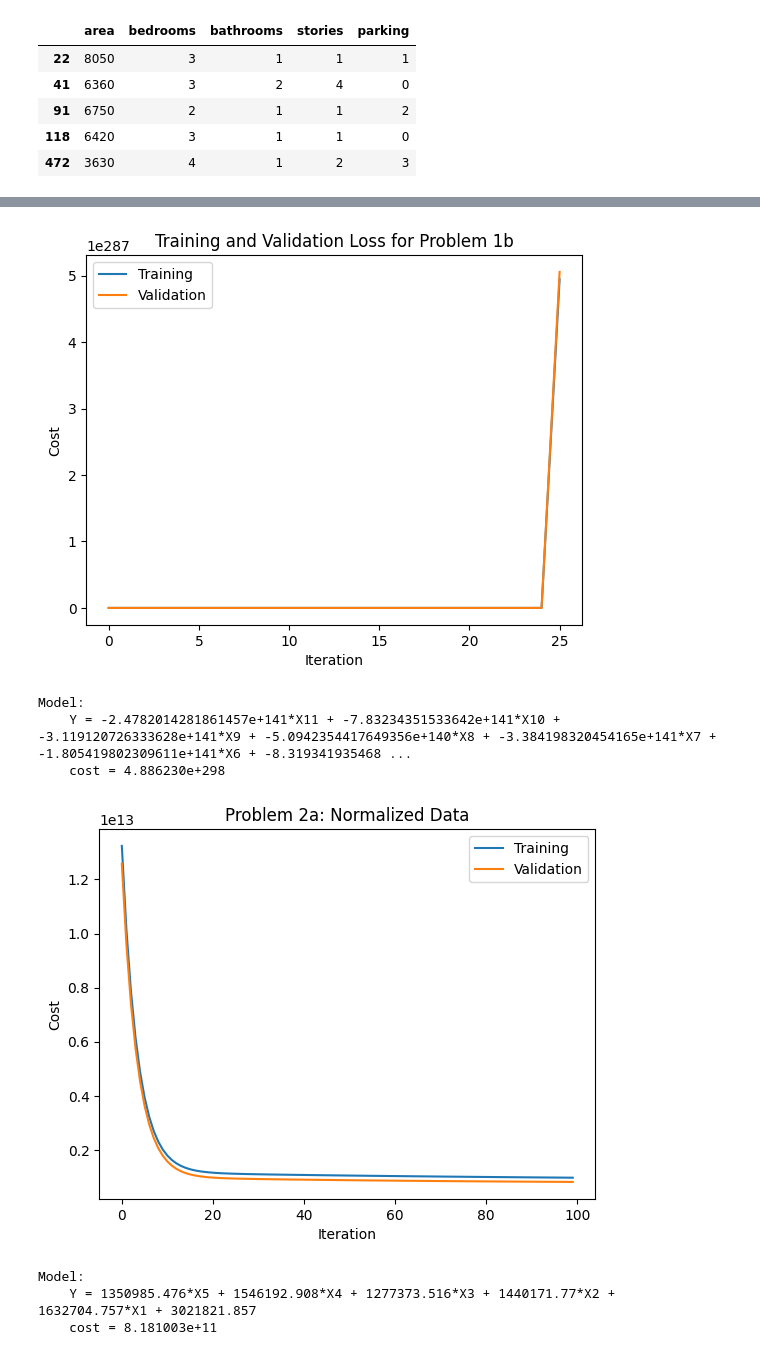
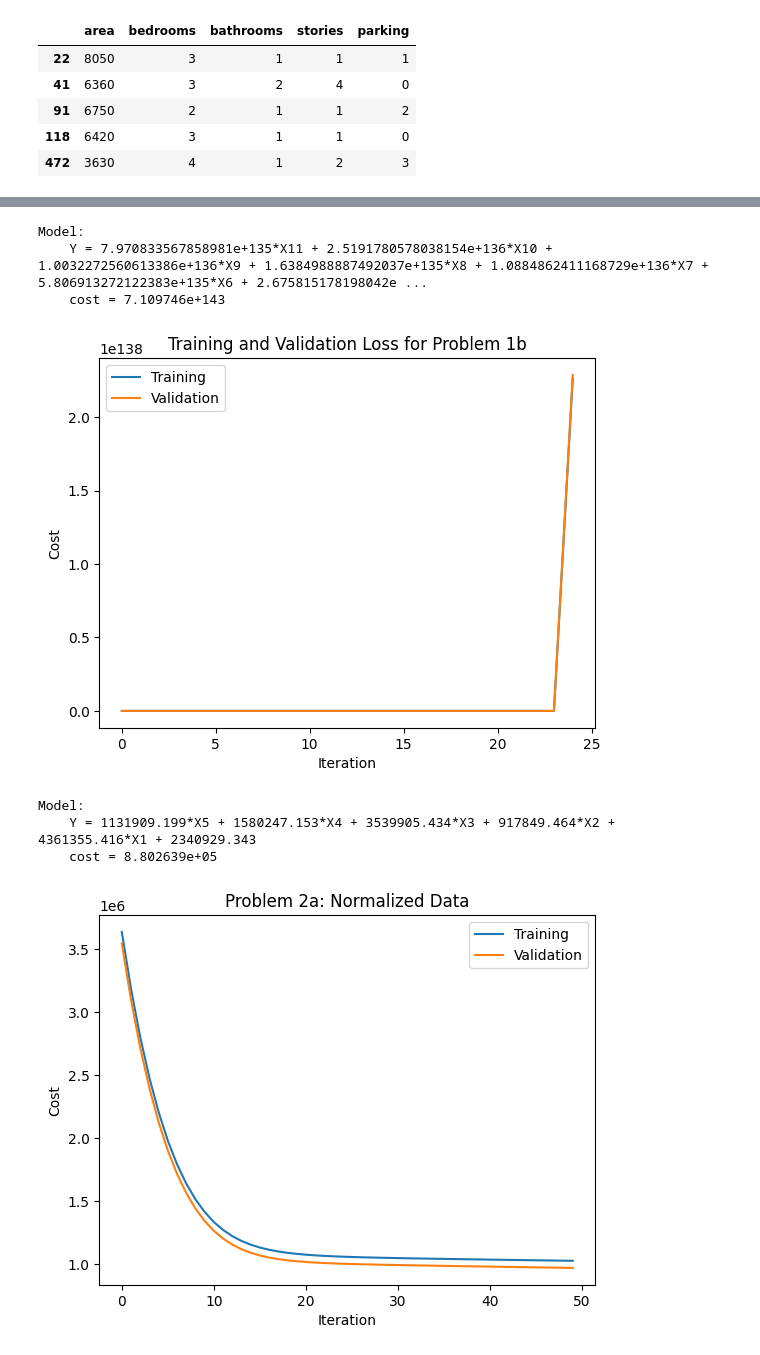
Before and after one commit to jaskinkabir/Intro_ML, a Jupyter notebook: HM2/HM2.ipynb, the cells around one changed output, grey strips where cells are left out. Drawn from its saved outputs; the diff is of its cells as text; code cells hidden in the pictures.

```diff
--- a/HM2/HM2.ipynb
+++ b/HM2/HM2.ipynb
@@ -54,6 +54,7 @@ X_train.head()
 | 472 | 3630 | 4 | 1 | 2 | 1 | 0 | 0 | 0 | ... |
 # %%
 a_vars = ['area', 'bedrooms', 'bathrooms', 'stories', 'parking']
+X_a = housing[a_vars]
 X_train_df_a = X_train[a_vars]
 X_validate_df_a = X_validate[a_vars]
 X_train_df_a.head()
@@ -80,6 +81,7 @@ Y_validate = y_validate.to_numpy().reshape(-1,1)
 # %%
 # vars: Area, bedrooms, bathrooms, stories, mainroad, guestroom, basement, hotwaterheating, airconditioning, parking, prefarea
 b_vars = ['area', 'bedrooms', 'bathrooms', 'stories', 'mainroad', 'guestroom', 'basement', 'hotwaterheating', 'airconditioning', 'parking', 'prefarea']
+X_b = housing[b_vars]
 X_train_df_b = X_train[b_vars]
 X_validate_df_b = X_validate[b_vars]
 
@@ -99,11 +130,9 @@ def compute_regularized_cost(X, Y, theta, lambda_val):
     predictions = X.dot(theta)
     errors = np.subtract(predictions, Y)
     sqrErrors = np.square(errors)
-    J = (1/ (2*m) ) * np.sum(sqrErrors) * lambda_val * np.sum(np.square(theta))
+    J = (1/ (2*m) ) * np.sum(sqrErrors) + lambda_val * np.sum(np.square(theta))
 
     return J
-
-
 
 def grad_desc(X_train: np.ndarray, Y_train: np.ndarray, theta: np.ndarray, alpha: float, iterations: int, X_val: np.ndarray, Y_val: np.ndarray, lambda_val=0):
     m = len(Y_train)
@@ -117,17 +146,16 @@ def grad_desc(X_train: np.ndarray, Y_train: np.ndarray, theta: np.ndarray, alpha
         predictions = X_train.dot(theta)
         errors = np.subtract(predictions, Y_train)
 
-        sum_deltas = (alpha/m) * X_train.T.dot(errors) + lambda_val * theta
+        gradient = (1/m)*(X_train.T.dot(errors)) + lambda_val * theta
 
-        theta -= sum_deltas
+        theta -= alpha * gradient
 
         sqrErrors = np.square(errors)
-        training_cost_history[i]= (1/ (2*m) ) * np.sum(sqrErrors)
-
+        training_cost_history[i]= (1/(2*m)) * np.sum(sqrErrors) + lambda_val * np.sum(np.square(theta))
 
     return theta,training_cost_history, validation_cost_history
 # %%
-def print_model(X, Y, theta, name='Y'):
+def print_model(X, Y, theta, name='Y', return_cost = False):
 
     cost = compute_cost(X,Y,theta)
 
@@ -140,18 +168,22 @@ def print_model(X, Y, theta, name='Y'):
         model_str += f"{round(theta[i,0], 3)}*X{i} + "
 
     print(f"Model:\n    {name} = {model_str}")
-    cost_str = "{:e}".format(round(cost,3))
+    cost = np.sqrt(cost)
+    cost_str = "{:e}".format(round(cost,5))
+
     print(f"    cost = {cost_str}")
+    if return_cost:
+        return cost
 
 def display_loss(iters, train_hist, val_hist, title):
+    train_hist = np.sqrt(train_hist)
+    val_hist = np.sqrt(val_hist)
     plt.plot(range(iters), train_hist, label = "Training")
     plt.plot(range(iters), val_hist, label = "Validation")
     plt.title(title)
     plt.xlabel("Iteration")
     plt.ylabel("Cost")
     plt.legend()
-
-    plt.show()
 # %%
 #Used to find max iters before overflow error
 def find_iters(X_train_b, Y_train, theta, alpha, X_validate_b, Y_validate):
@@ -199,16 +231,16 @@ warnings.simplefilter("ignore")
 theta = np.zeros((X_train_b.shape[1], 1))
 
 # 26 iters was found to be the maximum number of iterations before overflow occured
-iterations = 26
+iterations_1 = 25
 # Alpha of 0.01 minimizes cost
 alpha = 0.01
 
-theta, training_cost_history, validation_cost_history = grad_desc(X_train_b, Y_train, theta, alpha, iterations, X_validate_b, Y_validate)
+theta, training_cost_history, validation_cost_history = grad_desc(X_train_b, Y_train, theta, alpha, iterations_1, X_validate_b, Y_validate)
 
-display_loss(iterations, training_cost_history, validation_cost_history, "Training and Validation Loss for Problem 1b")
+display_loss(iterations_1, training_cost_history, validation_cost_history, "Training and Validation Loss for Problem 1b")
 print_model(X_validate_b, Y_validate, theta)
 # %% [output]
+Model:
+    Y = 7.970833567858981e+135*X11 + 2.5191780578038154e+136*X10 + 1.0032272560613386e+136*X9 + 1.6384988887492037e+135*X8 + 1.0884862411168729e+136*X7 + 5.806913272122383e+135*X6 + 2.675815178198042e ...
+    cost = 7.109746e+143
-[figure, old version]
+[figure, new version]
-Model:
-    Y = -2.4782014281861457e+141*X11 + -7.83234351533642e+141*X10 + -3.119120726333628e+141*X9 + -5.0942354417649356e+140*X8 + -3.384198320454165e+141*X7 + -1.805419802309611e+141*X6 + -8.319341935468 ...
-    cost = 4.886230e+298
@@ -233,21 +247,20 @@ X_validate_full_std = gen_data(std.fit_transform(X_validate))
 # %%
-#find_iters(X_train_a_norm, Y_train, theta, 0.01, X_validate_a_norm, Y_validate)
+X_train = X_scaled["train_a_norm"]
+X_validate = X_scaled["validate_a_norm"]
 
+theta = np.zeros((X_train.shape[1], 1))
 
-theta = np.zeros((X_train_a_norm.shape[1], 1))
-
-# 26 iters was found to be the maximum number of iterations before overflow occured
-iterations = 100
-# Alpha of 0.01 minimizes cost
+iterations = 1000
 alpha = .1
 
-theta, training_cost_history, validation_cost_history = grad_desc(X_train_a_norm, Y_train, theta, alpha, iterations, X_validate_a_norm, Y_validate)
+theta, training_cost_history, validation_cost_history = grad_desc(X_train, Y_train, theta, alpha, iterations, X_validate, Y_validate)
 
-display_loss(iterations, training_cost_history, validation_cost_history, "Problem 2a: Normalized Data")
-print_model(X_validate_a_norm, Y_validate, theta)
+display_loss(50, training_cost_history[:50], validation_cost_history[:50], "Problem 2a: Normalized Data")
+cost_2_a_norm = print_model(X_validate, Y_validate, theta, return_cost=True)
+val_2_a_norm = validation_cost_history
 # %% [output]
+Model:
+    Y = 1131909.199*X5 + 1580247.153*X4 + 3539905.434*X3 + 917849.464*X2 + 4361355.416*X1 + 2340929.343
+    cost = 8.802639e+05
-[figure, old version]
+[figure, new version]
-Model:
-    Y = 1350985.476*X5 + 1546192.908*X4 + 1277373.516*X3 + 1440171.77*X2 + 1632704.757*X1 + 3021821.857
-    cost = 8.181003e+11
 # %%
```
Also changed, not shown: parts of 14 cells of this notebook, 1 other file.
